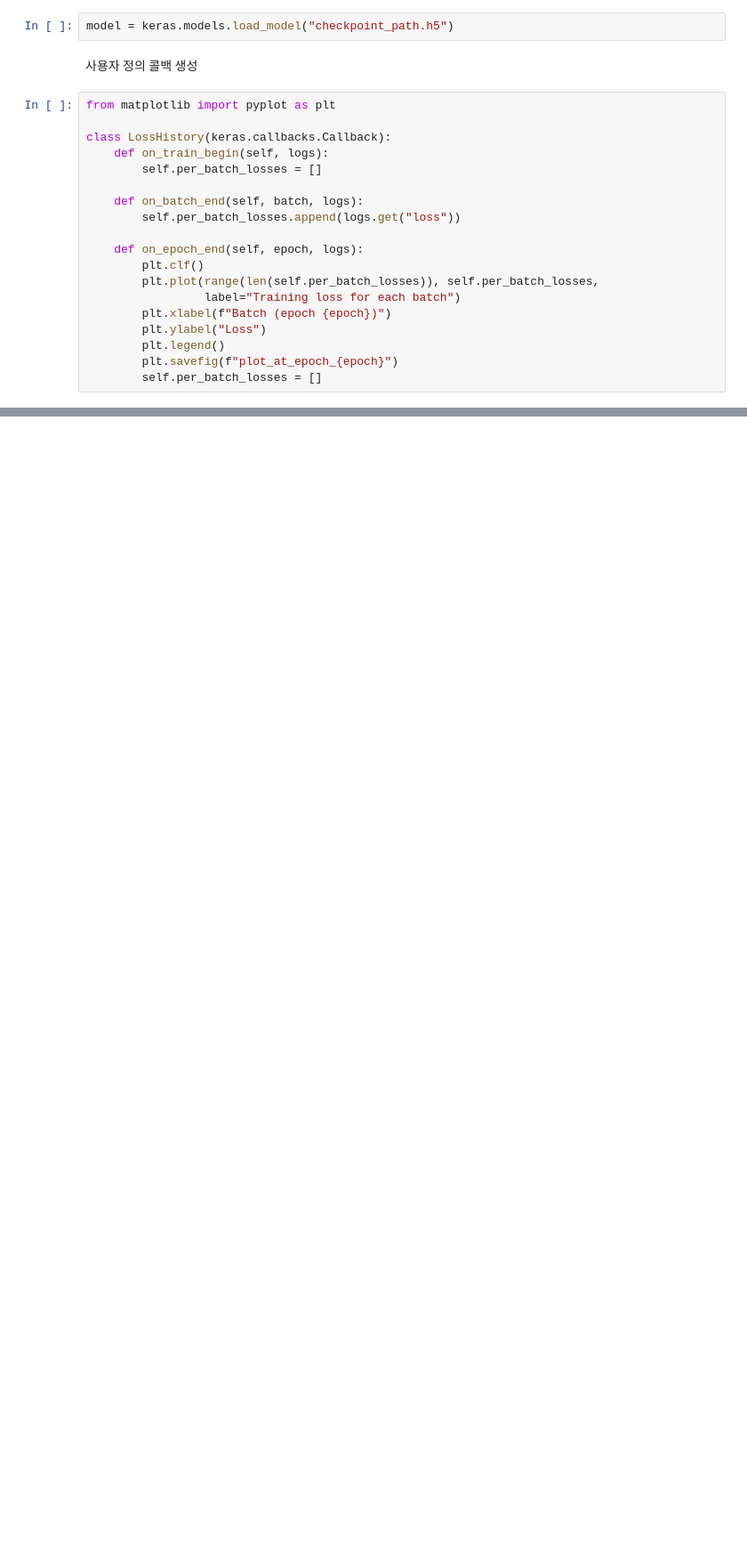
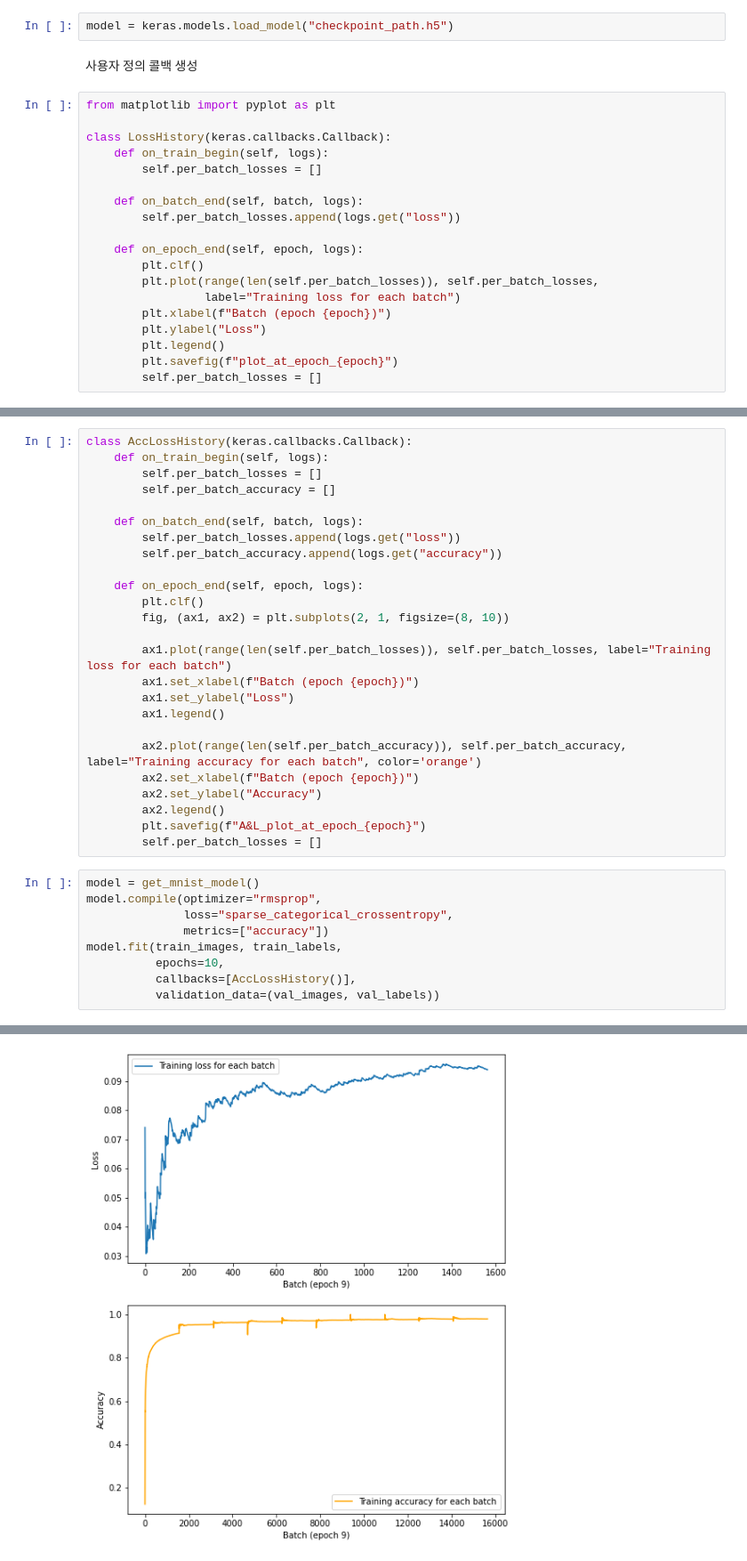
Before and after one commit to ggumtakg/AIFFEL_quest_rs, a Jupyter notebook: Playground/Playground.ipynb, the cells around one changed output, grey strips where cells are left out. Shown: that part at 89% size. Saved outputs shown, nothing was run; the diff lists cells and outputs as text; blank space fills up the shorter version.

```diff
--- a/Playground/Playground.ipynb
+++ b/Playground/Playground.ipynb
@@ -546,0 +607,35 @@ Epoch 10/10
+# %%
+class AccLossHistory(keras.callbacks.Callback):
+    def on_train_begin(self, logs):
+        self.per_batch_losses = []
+        self.per_batch_accuracy = []
+
+    def on_batch_end(self, batch, logs):
+        self.per_batch_losses.append(logs.get("loss"))
+        self.per_batch_accuracy.append(logs.get("accuracy"))
+
+    def on_epoch_end(self, epoch, logs):
+        plt.clf()
+        fig, (ax1, ax2) = plt.subplots(2, 1, figsize=(8, 10))
+
+        ax1.plot(range(len(self.per_batch_losses)), self.per_batch_losses, label="Training loss for each batch")
+        ax1.set_xlabel(f"Batch (epoch {epoch})")
+        ax1.set_ylabel("Loss")
+        ax1.legend()
+
+        ax2.plot(range(len(self.per_batch_accuracy)), self.per_batch_accuracy, label="Training accuracy for each batch", color='orange')
+        ax2.set_xlabel(f"Batch (epoch {epoch})")
+        ax2.set_ylabel("Accuracy")
+        ax2.legend()
+        plt.savefig(f"A&L_plot_at_epoch_{epoch}")
+        self.per_batch_losses = []
+# %%
+model = get_mnist_model()
+model.compile(optimizer="rmsprop",
+              loss="sparse_categorical_crossentropy",
+              metrics=["accuracy"])
+model.fit(train_images, train_labels,
+          epochs=10,
+          callbacks=[AccLossHistory()],
+          validation_data=(val_images, val_labels))
+# %% [output]
@@ -546,0 +673 @@ Epoch 10/10
+[figure, added]
```
Also changed, not shown: parts of 16 cells of this notebook, 22 other files.
